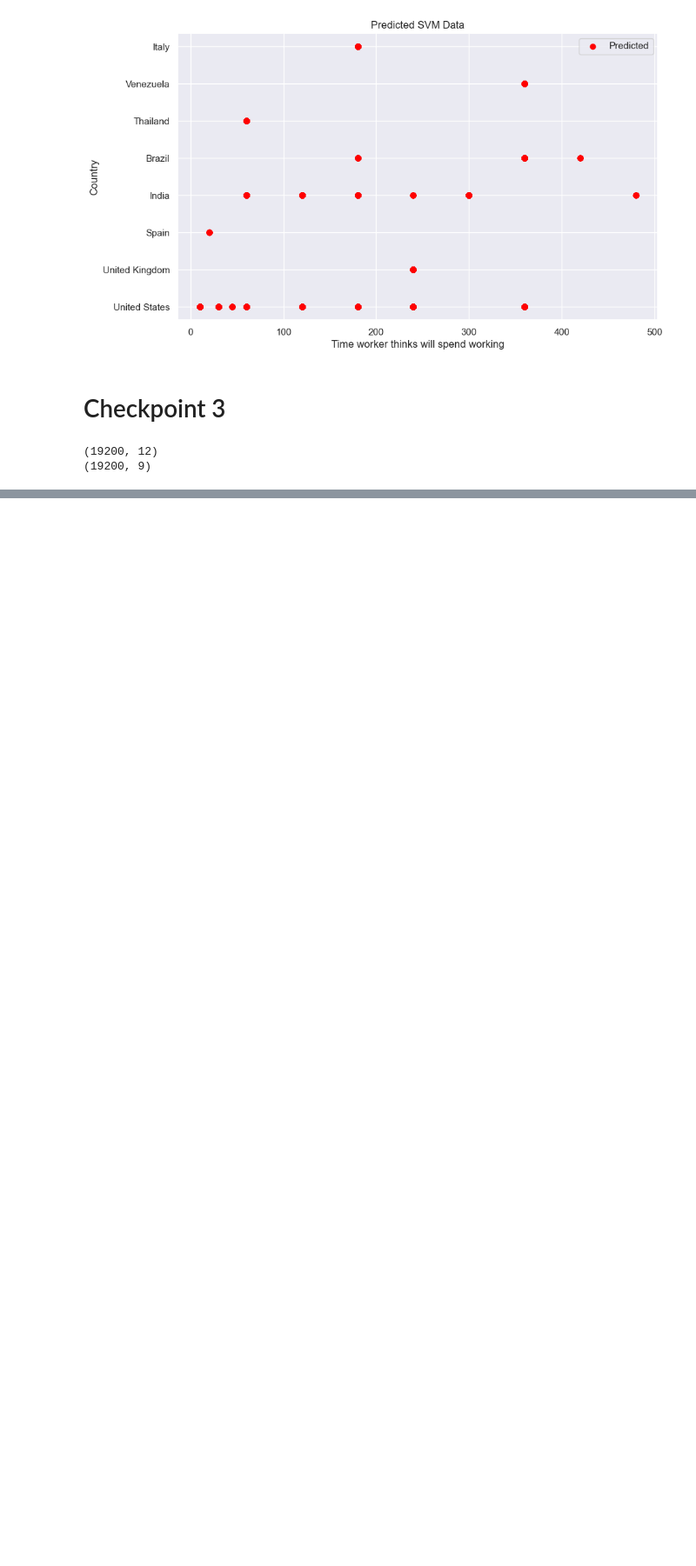
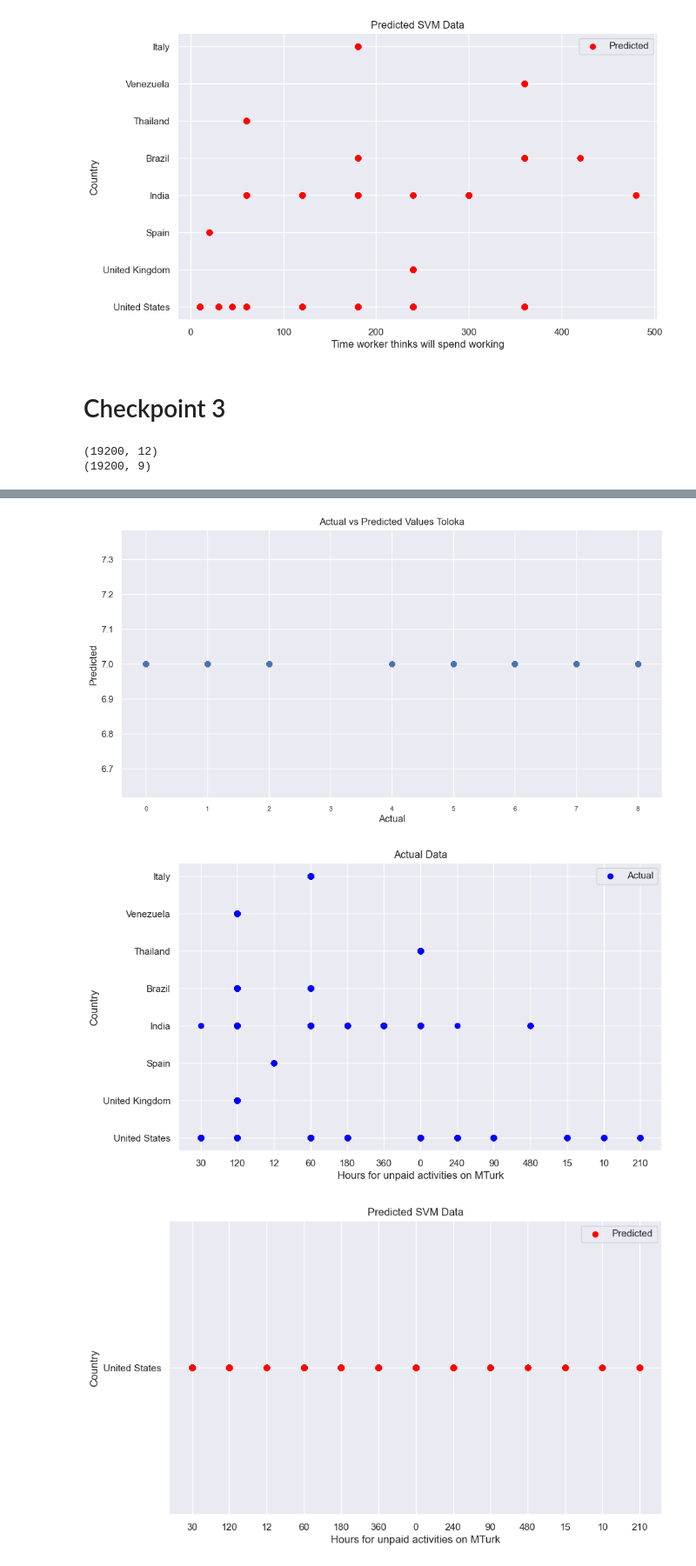
Before and after one commit to NicholasBerns/DataScienceProject, a Jupyter notebook: mturk_models.ipynb, the cells around one changed output, grey strips where cells are left out. Shown at 87% size. Drawn from its saved outputs; the diff is of its cells as text; code cells hidden in the pictures; blank space fills up the shorter version.

Commit message:
Predictions Added

```diff
--- a/mturk_models.ipynb
+++ b/mturk_models.ipynb
@@ -519,0 +520,49 @@ Epoch 50/50
+# %%
+from numpy import argmax
+
+# Predict using the "best" model picked earlier
+y_pred = model.predict(Xtest)
+
+y_test = Ytest
+y_predict = argmax(y_pred, axis=1)
+# print(y_pred[0][23])
+
+# Print out Mean Squared Error for predicted data and the data in the test set
+print("Mean Squared Error between predicted data and test set: ", mean_squared_error(y_predict, Ytest))
+
+# Visualize actual vs predicted values
+plt.figure(figsize=(12, 6))
+plt.scatter(y_test, y_predict)
+plt.xlabel('Actual')
+plt.ylabel('Predicted')
+plt.xticks(fontsize=8)
+plt.title('Actual vs Predicted Values Toloka')
+plt.grid(True)
+plt.show()
+
+# Extracting feature and target variables
+X_Hours = pd.DataFrame(scale.inverse_transform(Xtest), columns=Xtest.columns)
+X_Hours = X_Hours['How many hours daily would you like to  dedicate to unpaid activities on MTurk? (e.g., searching for work, communicating with Requesters)'].astype(int)
+X_Hours = Encoders['How many hours daily would you like to  dedicate to unpaid activities on MTurk? (e.g., searching for work, communicating with Requesters)'].inverse_transform(X_Hours)
+
+y_test = Encoders['Country'].inverse_transform(Ytest)
+y_predict = Encoders['Country'].inverse_transform(y_predict)
+
+# Plotting actual vs predicted
+plt.figure(figsize=(10, 6))
+plt.scatter(X_Hours, y_test, color='blue', label='Actual')
+plt.xlabel('Hours for unpaid activities on MTurk')
+plt.ylabel('Country')
+plt.title('Actual Data')
+plt.legend()
+plt.grid(True)
+plt.show()
+plt.figure(figsize=(10, 6))
+plt.scatter(X_Hours, y_predict, color='red', label='Predicted')
+plt.xlabel('Hours for unpaid activities on MTurk')
+plt.ylabel('Country')
+plt.title('Predicted SVM Data')
+plt.legend()
+plt.grid(True)
+plt.show()
+# %% [output]
@@ -519,0 +571,3 @@ Epoch 50/50
+[figure, added]
+[figure, added]
+[figure, added]
```
Also changed, not shown: parts of 4 cells of this notebook, 1 other file.
